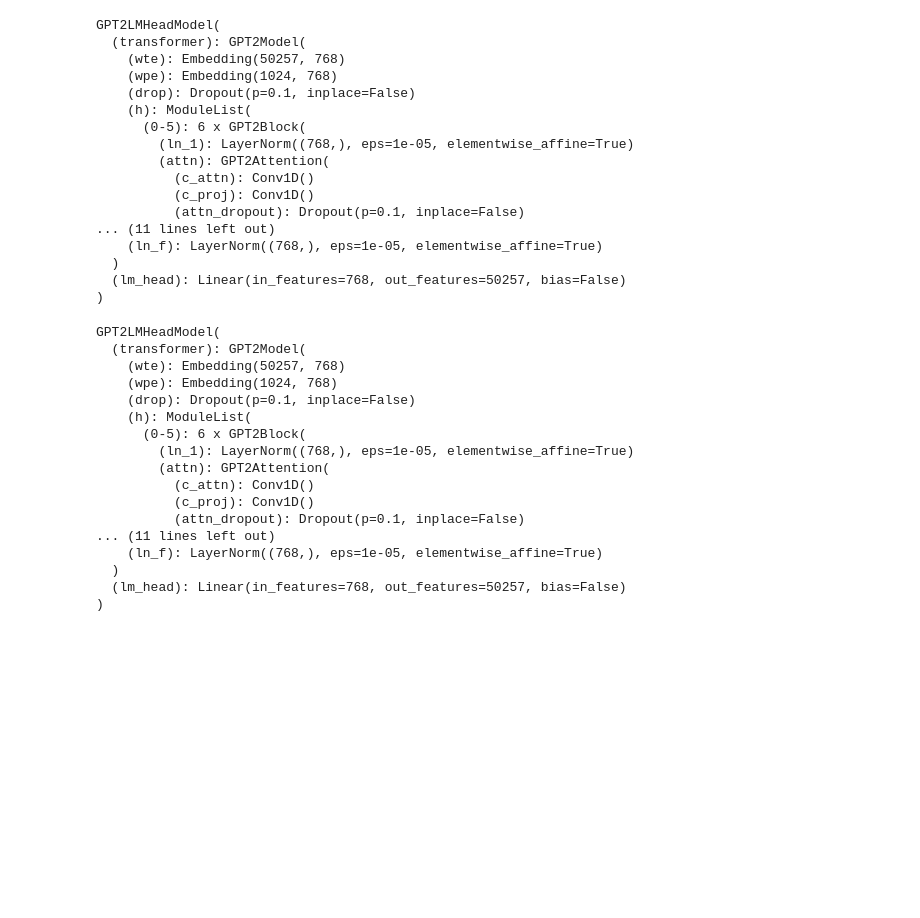
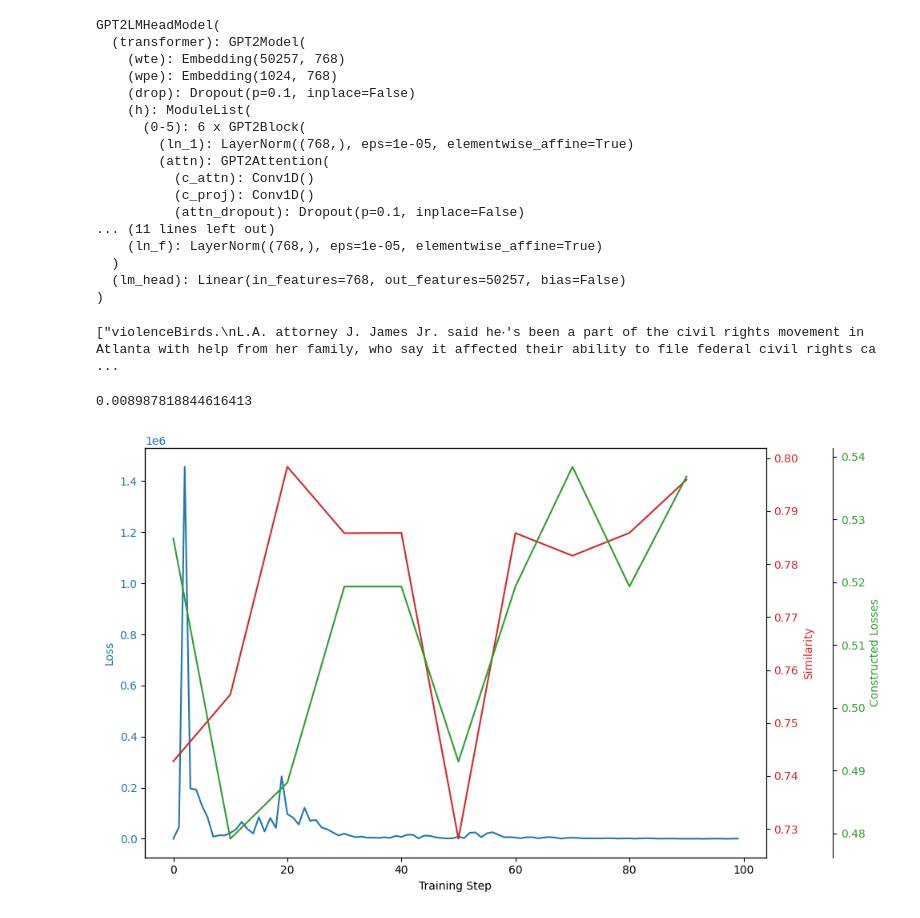
Before and after one commit to scottviteri/NNVisualizationWithAutoencoder, a Jupyter notebook: Deep_dream_for_llms.ipynb, the cells around one changed output. Cells and saved outputs as stored; diff of their text form; code cells hidden in the pictures; blank space fills up the shorter version.

```diff
--- a/Deep_dream_for_llms.ipynb
+++ b/Deep_dream_for_llms.ipynb
@@ -297,15 +298,17 @@ class Gpt2AutoencoderBoth(torch.nn.Module):
         self.encoder = copy.deepcopy(base_model)
         self.encoder.lm_head = Linear(base_model.config.n_embd, latent_dim)
         self.projection = nn.Linear(latent_dim, base_model.config.n_embd)
-        self.decoder = copy.deepcopy(base_model) # what about positional embeddings?
-        self.decoder.lm_head = Linear(base_model.config.n_embd, base_model.config.n_embd)
+        self.decoder = Linear(base_model.config.n_embd, base_model.config.n_embd)
+        #self.decoder = copy.deepcopy(base_model) # what about positional embeddings?
+        #self.decoder.lm_head = Linear(base_model.config.n_embd, base_model.config.n_embd)
 
     def forward(self, input_embeds, attention_mask=None):
         latent = self.encoder(inputs_embeds=input_embeds, attention_mask=attention_mask).logits
         #latent = self.encoder(input_embeds)
         projected = self.projection(latent)
         #return projected
-        reconstructed_embeddings = self.decoder(inputs_embeds = projected).logits
+        reconstructed_embeddings = self.decoder(projected)
+        #reconstructed_embeddings = self.decoder(inputs_embeds = projected).logits
         #assert reconstructed_embeddings.shape == input_embeds.shape, f"shape must match of input and output, got {reconstructed_embeddings.shape} and {input_embeds.shape}"
         return reconstructed_embeddings
 # %%
@@ -345,30 +348,14 @@ tokenizer = AutoTokenizer.from_pretrained('distilgpt2')
 model = AutoModelForCausalLM.from_pretrained('distilgpt2').to(device)
 model.eval()
 
-#pbar = tqdm(range(10))
+pbar = tqdm(range(10))
 #sentences = []
-## Generate random pairs of sentences
+# Generate random pairs of sentences
 #for i in pbar:
 #    sentences.append(generate_sentence(model, tokenizer, max_length=50))
 #print(sentences)
 # %% [output]
-GPT2LMHeadModel(
-  (transformer): GPT2Model(
-    (wte): Embedding(50257, 768)
-    (wpe): Embedding(1024, 768)
-    (drop): Dropout(p=0.1, inplace=False)
-    (h): ModuleList(
-      (0-5): 6 x GPT2Block(
-        (ln_1): LayerNorm((768,), eps=1e-05, elementwise_affine=True)
-        (attn): GPT2Attention(
-          (c_attn): Conv1D()
-          (c_proj): Conv1D()
-          (attn_dropout): Dropout(p=0.1, inplace=False)
-... (11 lines left out)
-    (ln_f): LayerNorm((768,), eps=1e-05, elementwise_affine=True)
-  )
-  (lm_head): Linear(in_features=768, out_features=50257, bias=False)
-)
+["violenceBirds.\nL.A. attorney J. James Jr. said he‧'s been a part of the civil rights movement in Atlanta with help from her family, who say it affected their ability to file federal civil rights ca ...
 # %%
 # prompt: Generate random pairs of sentences using gpt2, and get the average ada embedding distance
 
@@ -459,20 +469,26 @@ def train_autoencoder(autoencoder, criterion, optimizer, model, tokenizer, num_e
     fig.tight_layout()  # otherwise the right y-label is slightly clipped
     plt.show()
+# %%
+calc_loss("hello","there")
+# %% [output]
+0.008987818844616413
 # %%
 # Initialize the tokenizer
 tokenizer = AutoTokenizer.from_pretrained('distilgpt2')
-
+tokenizer.pad_token = tokenizer.eos_token
 # Initialize autoencoder
 autoencoder = Gpt2AutoencoderBoth('distilgpt2').to(device)
 
 # Initialize loss function, optimizer, and gradient scaler for mixed-precision training
 criterion = torch.nn.MSELoss()
-optimizer = torch.optim.AdamW(autoencoder.parameters(), lr=.01)
+optimizer = torch.optim.AdamW(autoencoder.parameters(), lr=.1)
 
 # # watch the weights
 # watcher = ww.WeightWatcher(model=autoencoder)
 # details = watcher.analyze(plot=False)
 # Call the training function without a path to a checkpoint
-train_autoencoder(autoencoder, criterion, optimizer, model, tokenizer, num_epochs=1000, print_every=100) #load_path =
+train_autoencoder(autoencoder, criterion, optimizer, model, tokenizer, num_epochs=100, print_every=10) #load_path =
+# %% [output]
+[figure, added]
 # %%
 details2 = watcher.analyze(plot=True) # warning, this prints a lot of plots and takes forever
```
Also changed, not shown: parts of 4 cells of this notebook.
